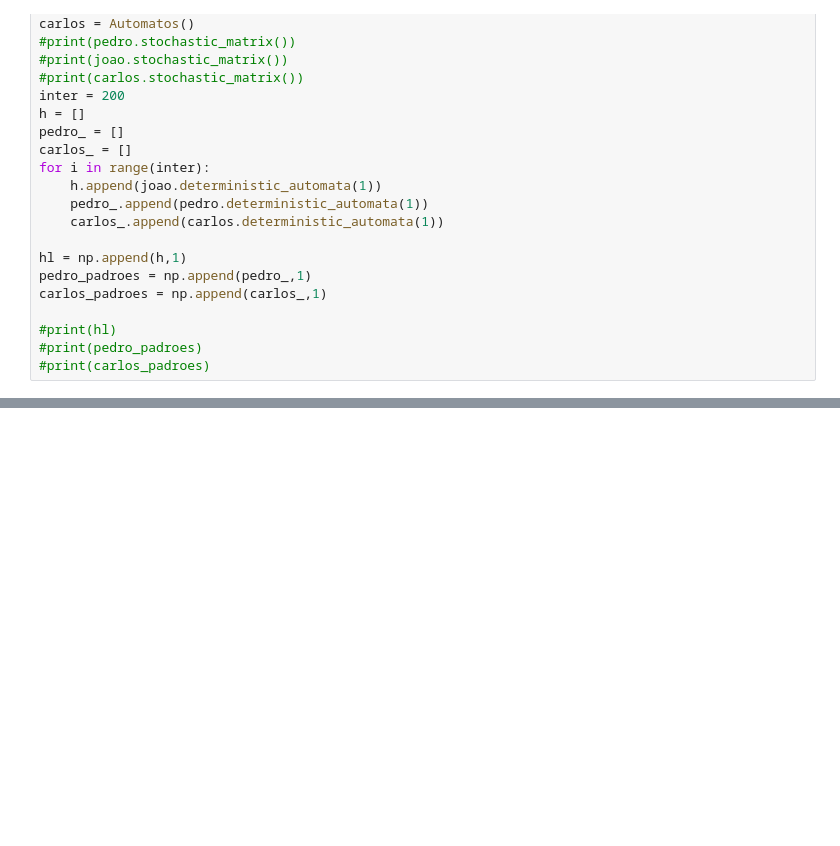
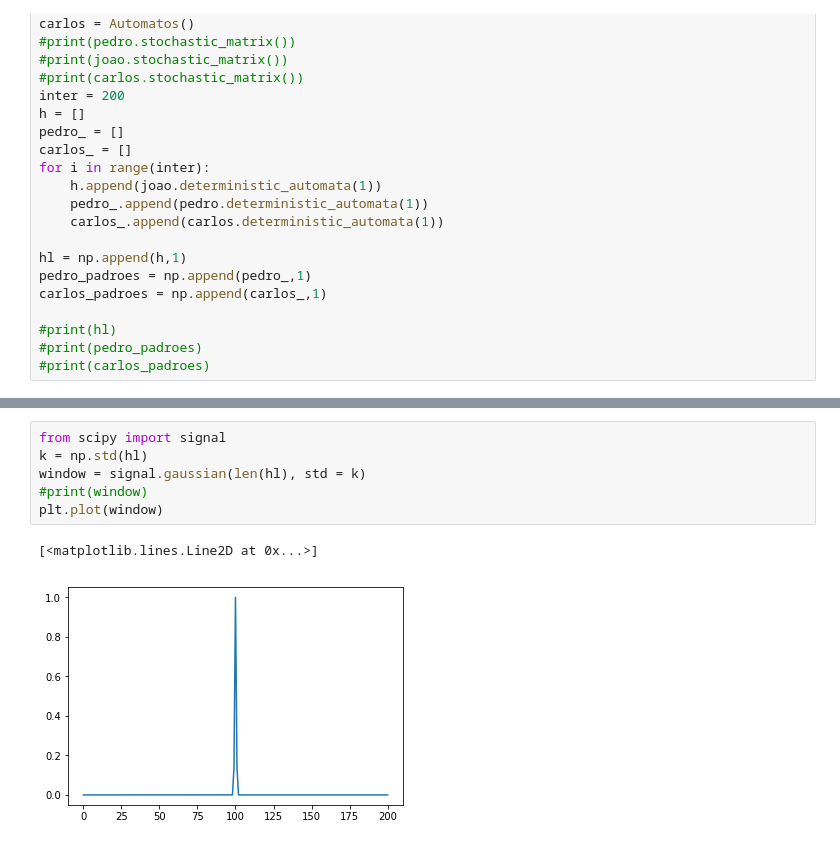
Before and after one commit to ricardotetti/pattern_recognition_and_analisys, a Jupyter notebook: proj_1/Projeto1a.ipynb, the cells around one changed output, grey strips where cells are left out. Drawn from its saved outputs; the diff is of its cells as text; blank space fills up the shorter version.

```diff
--- a/proj_1/Projeto1a.ipynb
+++ b/proj_1/Projeto1a.ipynb
@@ -169,0 +222,9 @@ plt.show()
+# %%
+from scipy import signal
+k = np.std(hl)
+window = signal.gaussian(len(hl), std = k)
+#print(window)
+plt.plot(window)
+# %% [output]
+[<matplotlib.lines.Line2D at 0x...>]
+[figure, added]
```
Also changed, not shown: parts of 9 cells of this notebook.
